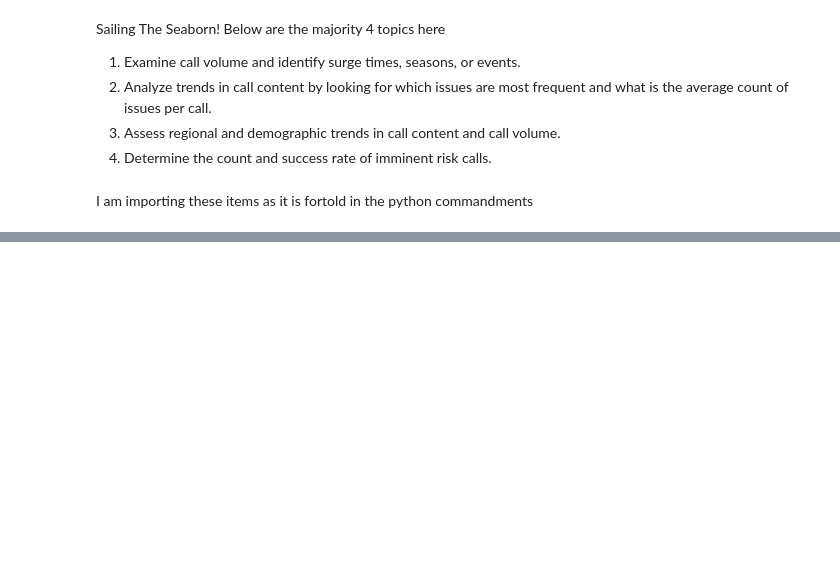
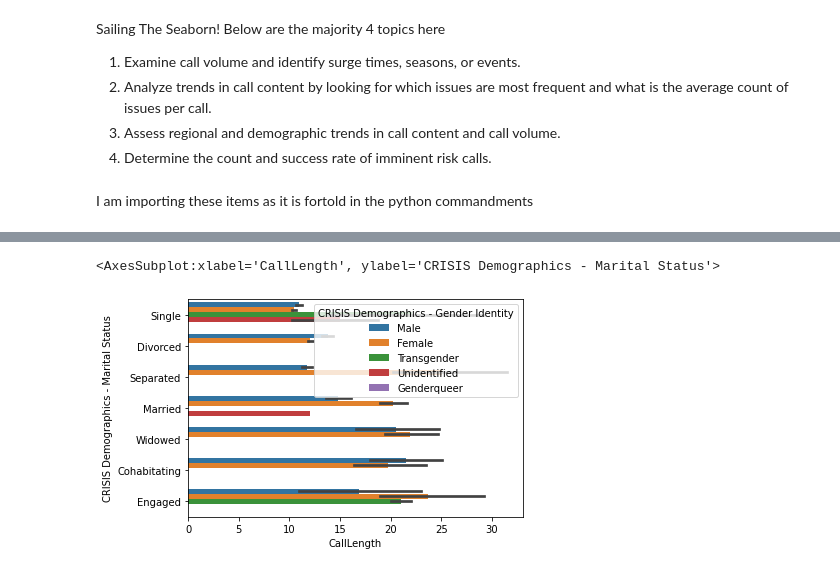
Before and after one commit to NSS-Data-Analytics-Cohort-6/fcs-crisis-sailing-the-seaborn, a Jupyter notebook: notebooks/philnotebook.ipynb, the cells around one changed output, grey strips where cells are left out. Saved outputs shown, nothing was run; the diff lists cells and outputs as text; code cells hidden in the pictures; blank space fills up the shorter version.

Commit message:
Working on some seaborn charts, as per our group name, but getting held up on what demographics should be trended or not. Rather morbid

```diff
--- a/notebooks/philnotebook.ipynb
+++ b/notebooks/philnotebook.ipynb
@@ -29,0 +78,5 @@ for label, content in crisis1.items():
+# %%
+sns.barplot(data=crisis1, x="CallLength", y="CRISIS Demographics - Marital Status", hue="CRISIS Demographics - Gender Identity", )
+# %% [output]
+<AxesSubplot:xlabel='CallLength', ylabel='CRISIS Demographics - Marital Status'>
+[figure, added]
```
Also changed, not shown: parts of 5 cells of this notebook.
